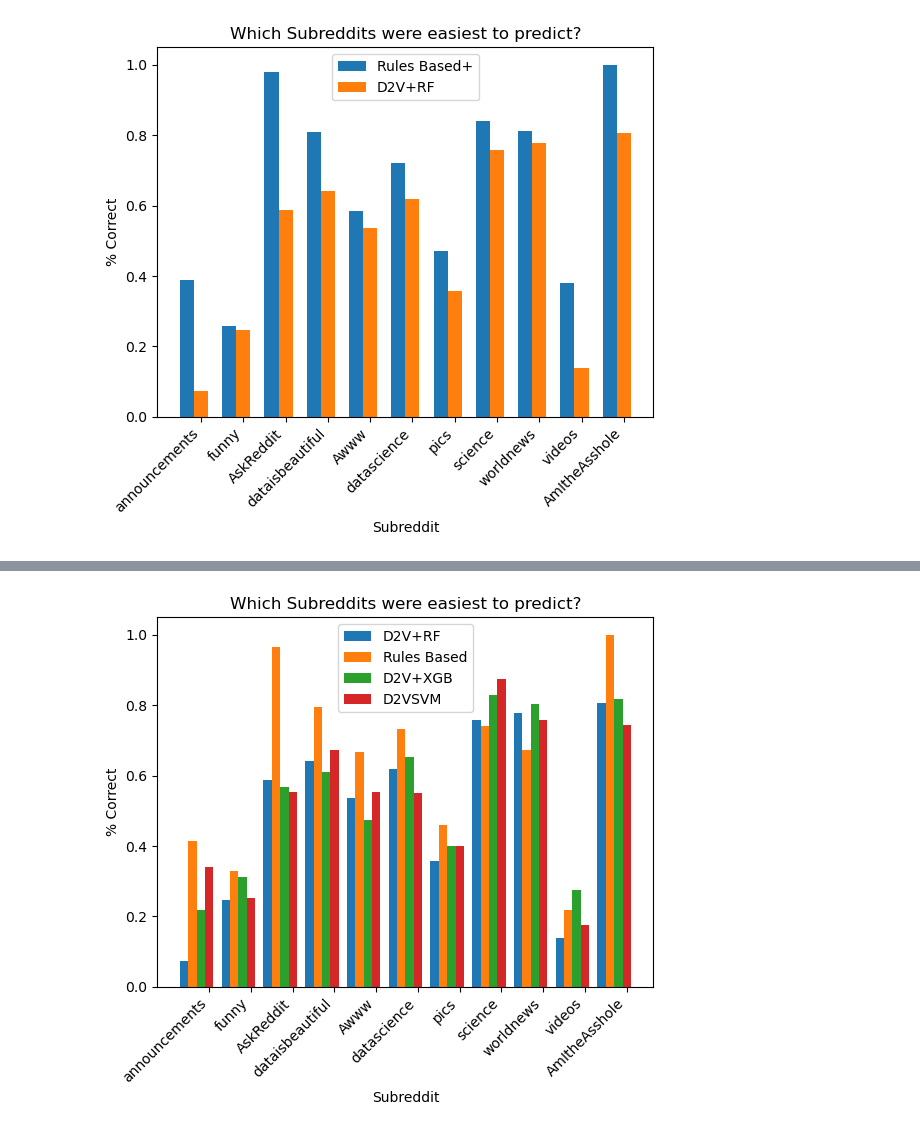
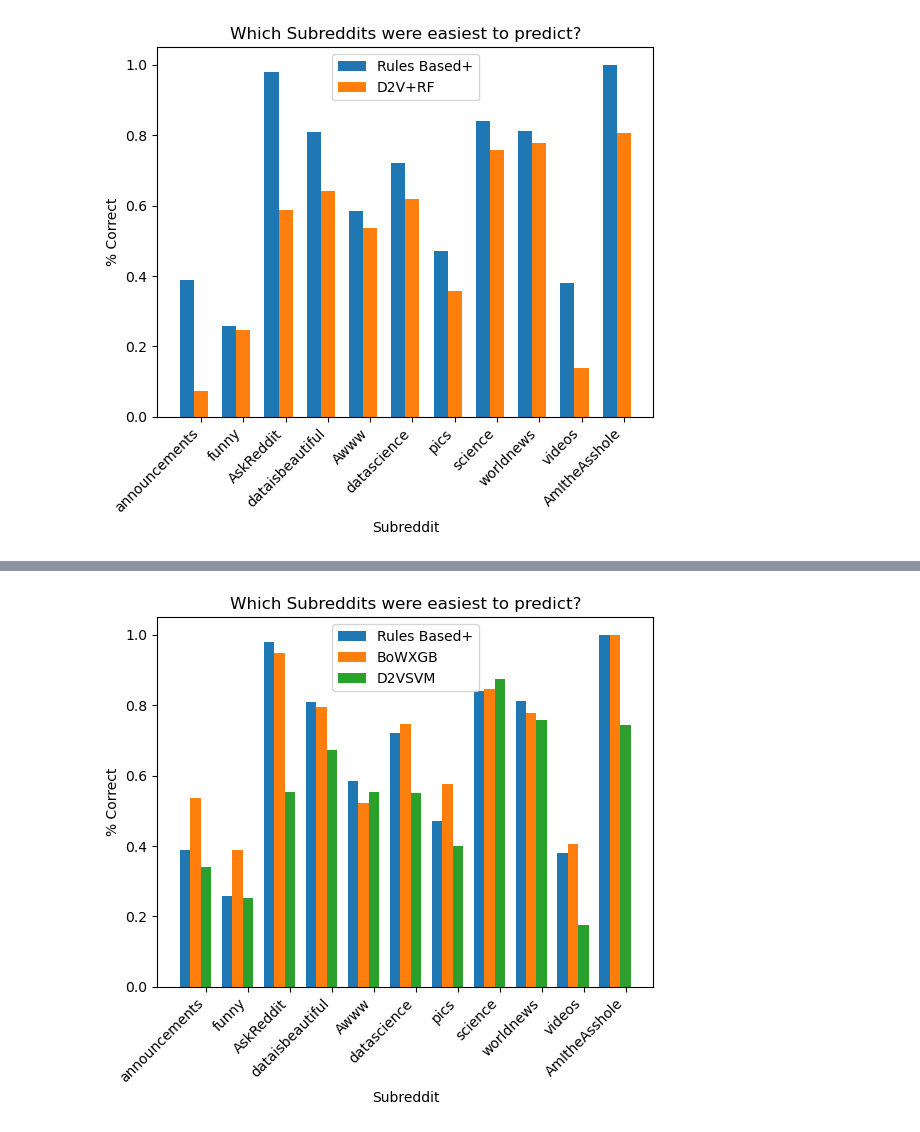
Before and after one commit to rainonej/Reddit-Projects, a Jupyter notebook: Subreddit Prediction Presentation.ipynb, the cells around one changed output, grey strips where cells are left out. Drawn from its saved outputs; the diff is of its cells as text; code cells hidden in the pictures.

```diff
--- a/Subreddit Prediction Presentation.ipynb
+++ b/Subreddit Prediction Presentation.ipynb
@@ -738,4 +744,4 @@ obj.compare(['Rules Based+', 'D2V+RF'])
 # %%
-obj.compare(['D2V+RF', 'Rules Based+', 'D2V+XGB', 'D2VSVM'])
+obj.compare([ 'Rules Based+', 'BoWXGB', 'D2VSVM' ])
 # %% [output]
-[figure, old version]
+[figure, new version]
```
Also changed, not shown: parts of 5 cells of this notebook.
